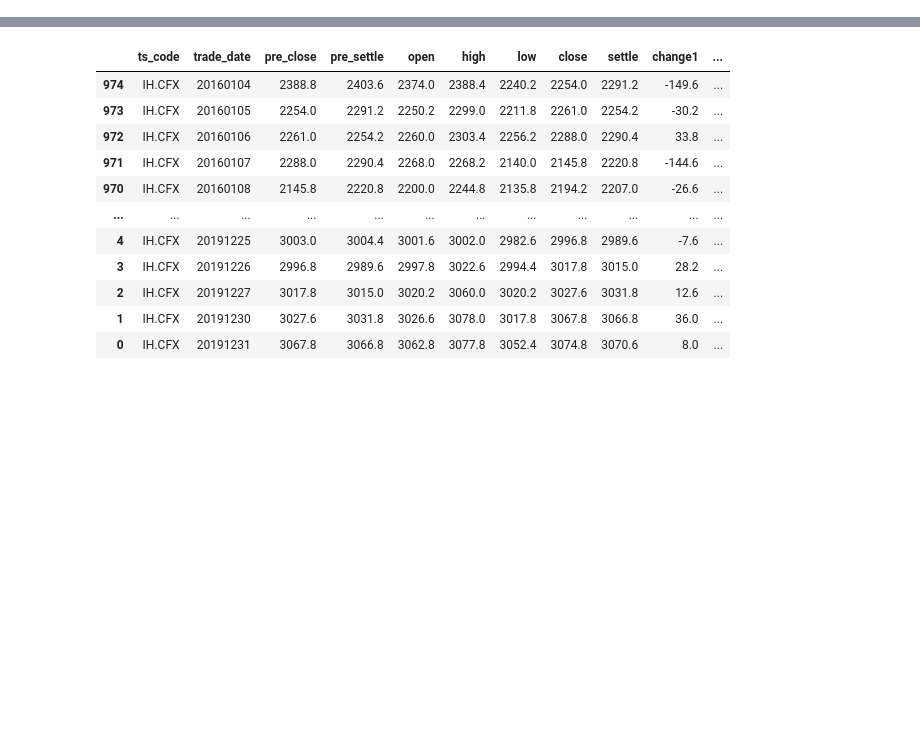
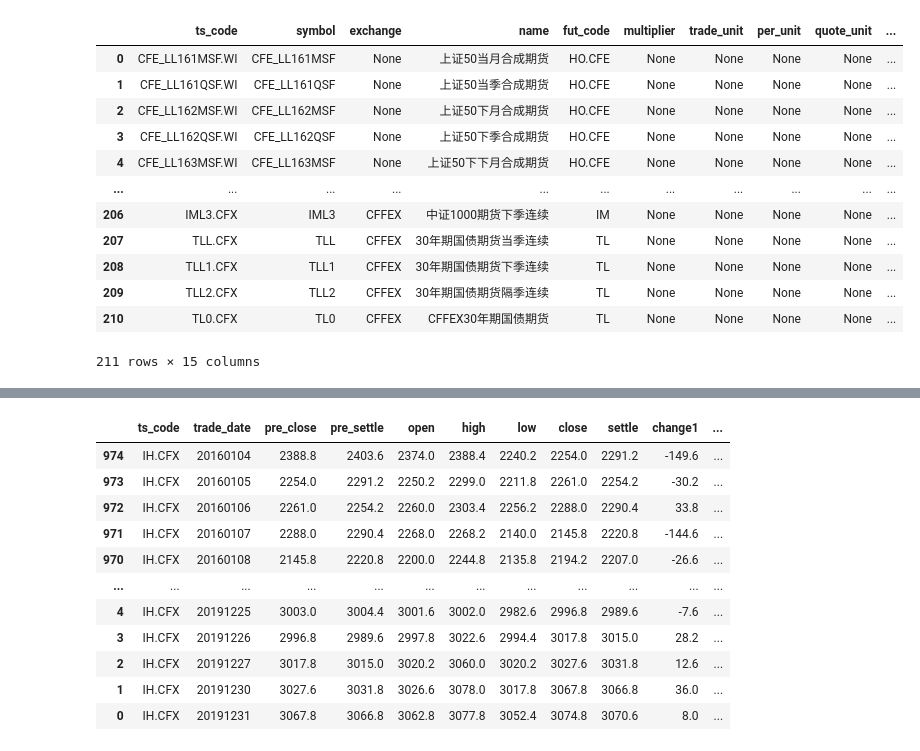
Before and after one commit to FerdinandEoverm/Index_Future_Prediction, a Jupyter notebook: data/3d_data.ipynb, the cells around one changed output, grey strips where cells are left out. Cells and saved outputs as stored; diff of their text form; code cells hidden in the pictures; blank space fills up the shorter version.

```diff
--- a/data/3d_data.ipynb
+++ b/data/3d_data.ipynb
@@ -6,0 +15,17 @@ pro = ts.pro_api('700c1d6015ad030ff20bf310c088243da030e6b79a2a1098d58d2614')
+# %%
+future_list = pro.fut_basic(fut_type = 2)
+future_list
+# %% [output]
+|  | ts_code | symbol | exchange | name | fut_code | multiplier | trade_unit | per_unit | quote_unit | ... |
+| 0 | CFE_LL161MSF.WI | CFE_LL161MSF | None | 上证50当月合成期货 | HO.CFE | None | None | None | None | ... |
+| 1 | CFE_LL161QSF.WI | CFE_LL161QSF | None | 上证50当季合成期货 | HO.CFE | None | None | None | None | ... |
+| 2 | CFE_LL162MSF.WI | CFE_LL162MSF | None | 上证50下月合成期货 | HO.CFE | None | None | None | None | ... |
+| 3 | CFE_LL162QSF.WI | CFE_LL162QSF | None | 上证50下季合成期货 | HO.CFE | None | None | None | None | ... |
+| 4 | CFE_LL163MSF.WI | CFE_LL163MSF | None | 上证50下下月合成期货 | HO.CFE | None | None | None | None | ... |
+| ... | ... | ... | ... | ... | ... | ... | ... | ... | ... | ... |
+| 206 | IML3.CFX | IML3 | CFFEX | 中证1000期货下季连续 | IM | None | None | None | None | ... |
+| 207 | TLL.CFX | TLL | CFFEX | 30年期国债期货当季连续 | TL | None | None | None | None | ... |
+| 208 | TLL1.CFX | TLL1 | CFFEX | 30年期国债期货下季连续 | TL | None | None | None | None | ... |
+| 209 | TLL2.CFX | TLL2 | CFFEX | 30年期国债期货隔季连续 | TL | None | None | None | None | ... |
+| 210 | TL0.CFX | TL0 | CFFEX | CFFEX30年期国债期货 | TL | None | None | None | None | ... |
+211 rows × 15 columns
```
Also changed, not shown: parts of 15 cells of this notebook, 9 other files.
